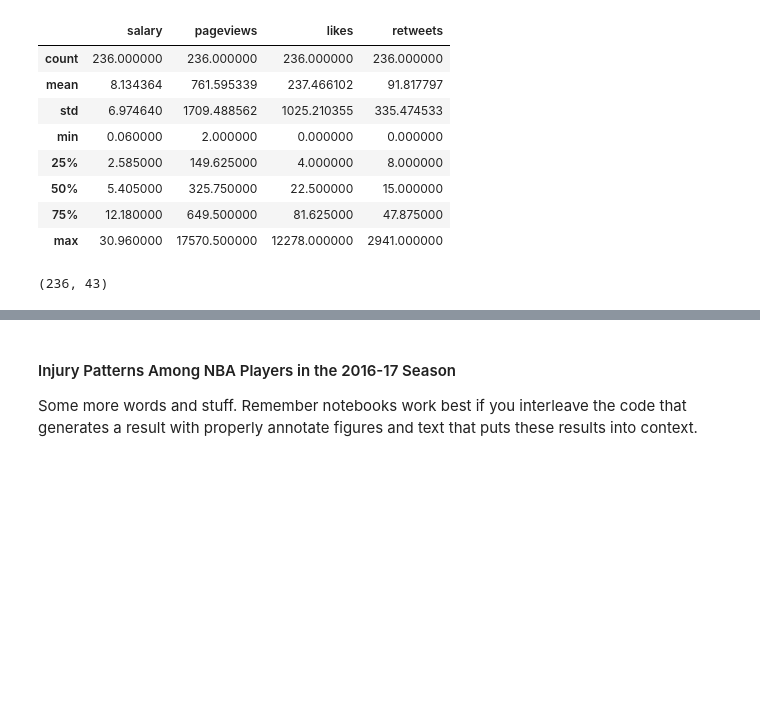
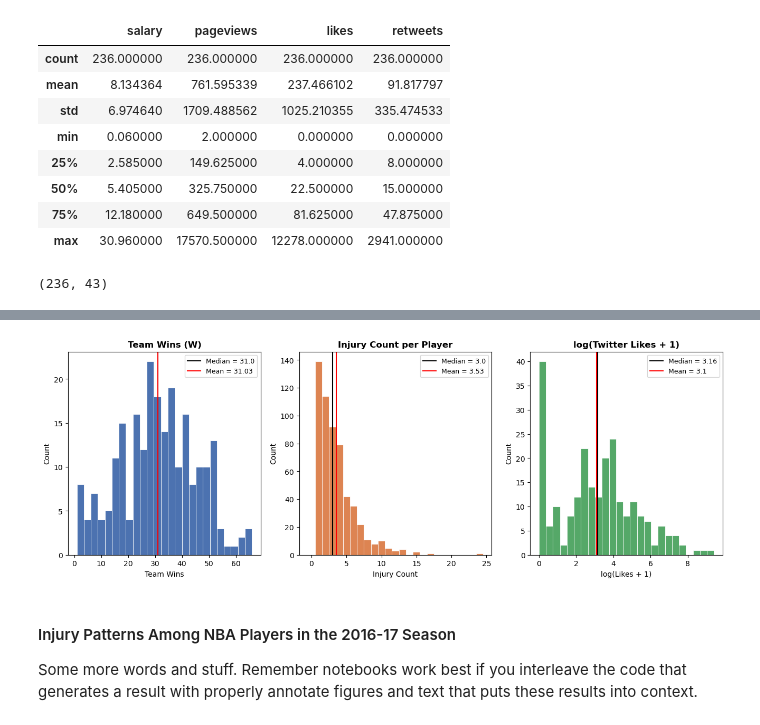
Before and after one commit to COGS108/Group122_WI26, a Jupyter notebook: 02-EDACheckpoint.ipynb, the cells around one changed output, grey strips where cells are left out. Saved outputs shown, nothing was run; the diff lists cells and outputs as text; code cells hidden in the pictures; blank space fills up the shorter version.

```diff
--- a/02-EDACheckpoint.ipynb
+++ b/02-EDACheckpoint.ipynb
@@ -483,0 +484,4 @@ Some more words and stuff.  Remember notebooks work best if you interleave the c
+# %%
+df_stats  = pd.read_csv('data/02-processed/nba_stats_cleaned.csv', index_col=0)
+df_social = pd.read_csv('data/02-processed/nba_social_power_cleaned.csv')
+df_inj_r  = pd.read_csv('data/02-processed/nba_injured_relinquished.csv', index_col=0)
@@ -484,3 +496,29 @@ Some more words and stuff.  Remember notebooks work best if you interleave the c
+# %%
+# Each target pulled directly from its dataset
+wins_data  = df_social['wins'].dropna()
+inj_data   = injury_counts['injury_count']
+likes_data = df_social['log_likes'].dropna()
+
+targets = [
+    (wins_data,  'Team Wins (W)',           'Team Wins',      '#4C72B0'),
+    (inj_data,   'Injury Count per Player', 'Injury Count',   '#DD8452'),
+    (likes_data, 'log(Twitter Likes + 1)',  'log(Likes + 1)', '#55A868'),
+]
+
+fig, axes = plt.subplots(1, 3, figsize=(16, 5))
+
+for ax, (data, title, xlabel, color) in zip(axes, targets):
+    bins = range(0, data.max()+2) if xlabel == 'Injury Count' else 25
+    ax.hist(data, bins=bins, color=color, edgecolor='white', linewidth=0.6,
+            align='left' if xlabel == 'Injury Count' else 'mid')
+    ax.axvline(data.median(), color='black', label='Median = ' + str(round(data.median(), 2)))
+    ax.axvline(data.mean(),   color='red',   label='Mean = '   + str(round(data.mean(),   2)))
+    ax.set_title(title, fontweight='bold')
+    ax.set_xlabel(xlabel); ax.set_ylabel('Count'); ax.legend(fontsize=9)
+
+plt.show()
+# %% [output]
+[figure, added]
 # %% [markdown]
 #### Injury Patterns Among NBA Players in the 2016-17 Season
 
```
Also changed, not shown: parts of 6 cells of this notebook.
